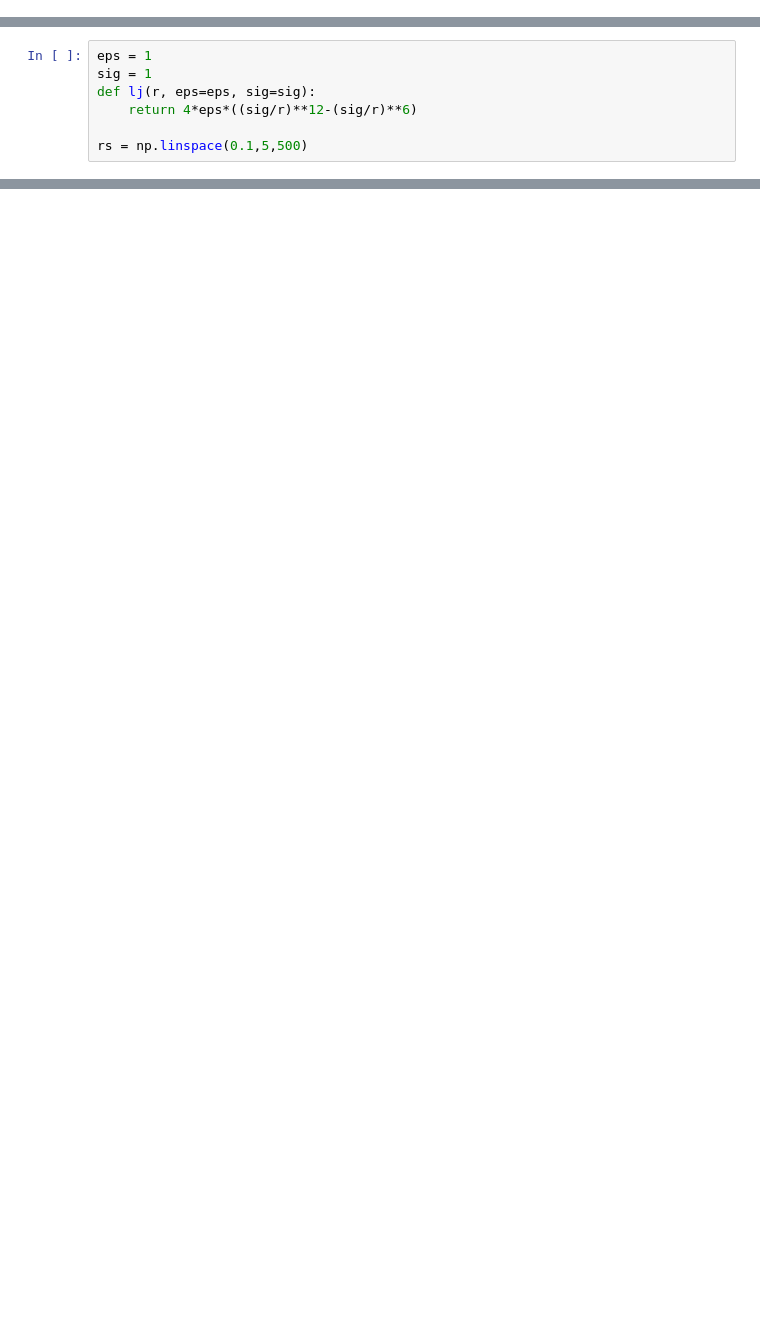
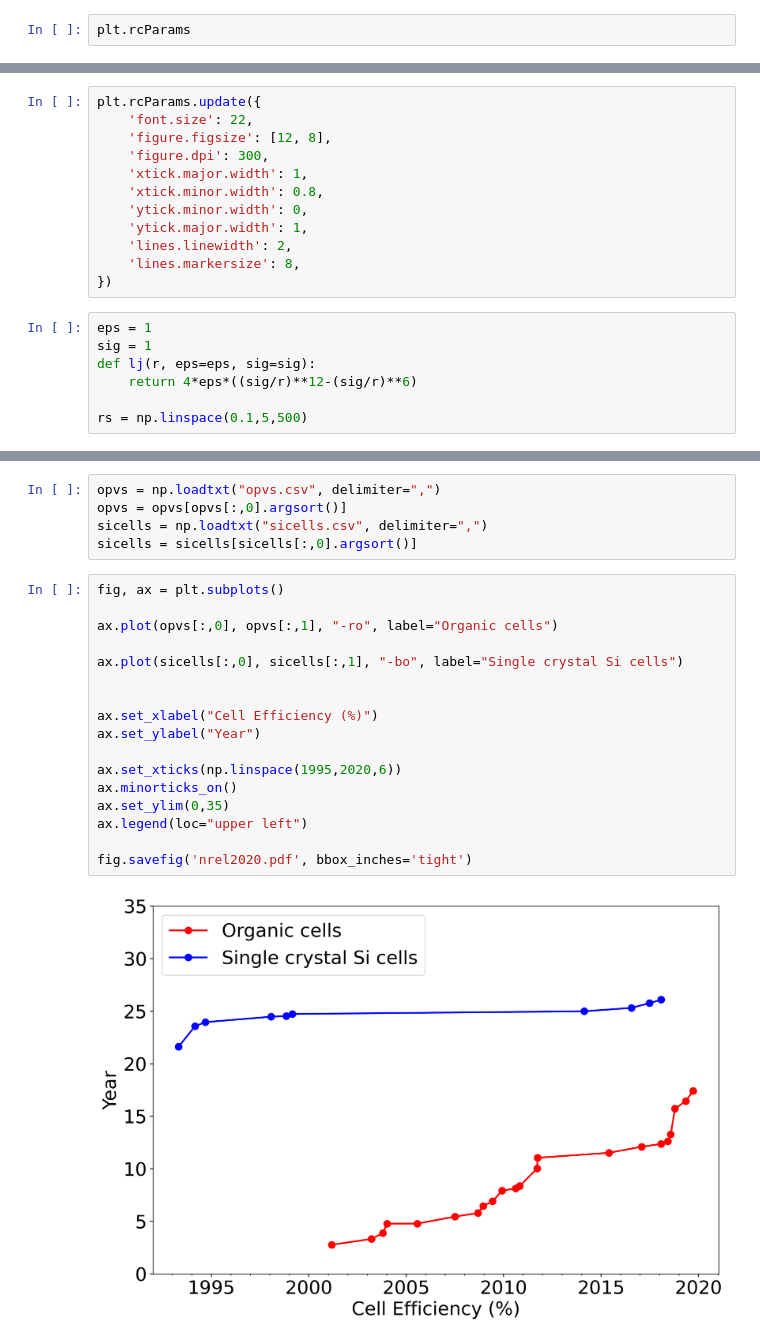
Before and after one commit to jennyfothergill/proposal-JF, a Jupyter notebook: graphs.ipynb, the cells around one changed output, grey strips where cells are left out. Drawn from its saved outputs; the diff is of its cells as text; blank space fills up the shorter version.

Commit message:
new image for nrel data
* added SQ limit citation

*needs more work

```diff
--- a/graphs.ipynb
+++ b/graphs.ipynb
@@ -1,3 +1,5 @@
 # %%
 import matplotlib.pyplot as plt
 import numpy as np
+# %%
+plt.rcParams
@@ -4,3 +24,15 @@ import numpy as np
+# %%
+plt.rcParams.update({
+    'font.size': 22,
+    'figure.figsize': [12, 8],
+    'figure.dpi': 300,
+    'xtick.major.width': 1,
+    'xtick.minor.width': 0.8,
+    'ytick.minor.width': 0,
+    'ytick.major.width': 1,
+    'lines.linewidth': 2,
+    'lines.markersize': 8,
+})
 # %%
 eps = 1
 sig = 1
@@ -38,0 +70,24 @@ fig.savefig('lj.pdf', bbox_inches='tight')
+# %%
+opvs = np.loadtxt("opvs.csv", delimiter=",")
+opvs = opvs[opvs[:,0].argsort()]
+sicells = np.loadtxt("sicells.csv", delimiter=",")
+sicells = sicells[sicells[:,0].argsort()]
+# %%
+fig, ax = plt.subplots()
+
+ax.plot(opvs[:,0], opvs[:,1], "-ro", label="Organic cells")
+
+ax.plot(sicells[:,0], sicells[:,1], "-bo", label="Single crystal Si cells")
+
+
+ax.set_xlabel("Cell Efficiency (%)")
+ax.set_ylabel("Year")
+
+ax.set_xticks(np.linspace(1995,2020,6))
+ax.minorticks_on()
+ax.set_ylim(0,35)
+ax.legend(loc="upper left")
+
+fig.savefig('nrel2020.pdf', bbox_inches='tight')
+# %% [output]
+[figure, added]
```
Also changed, not shown: parts of 5 cells of this notebook, 4 other files.
